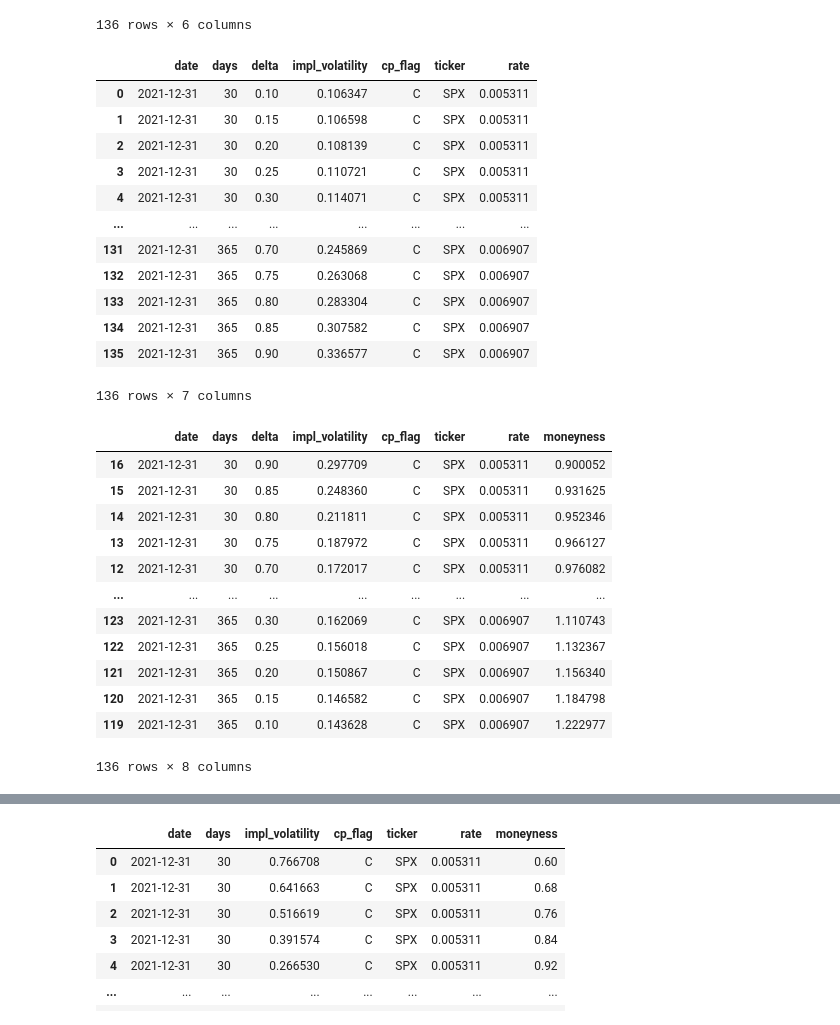
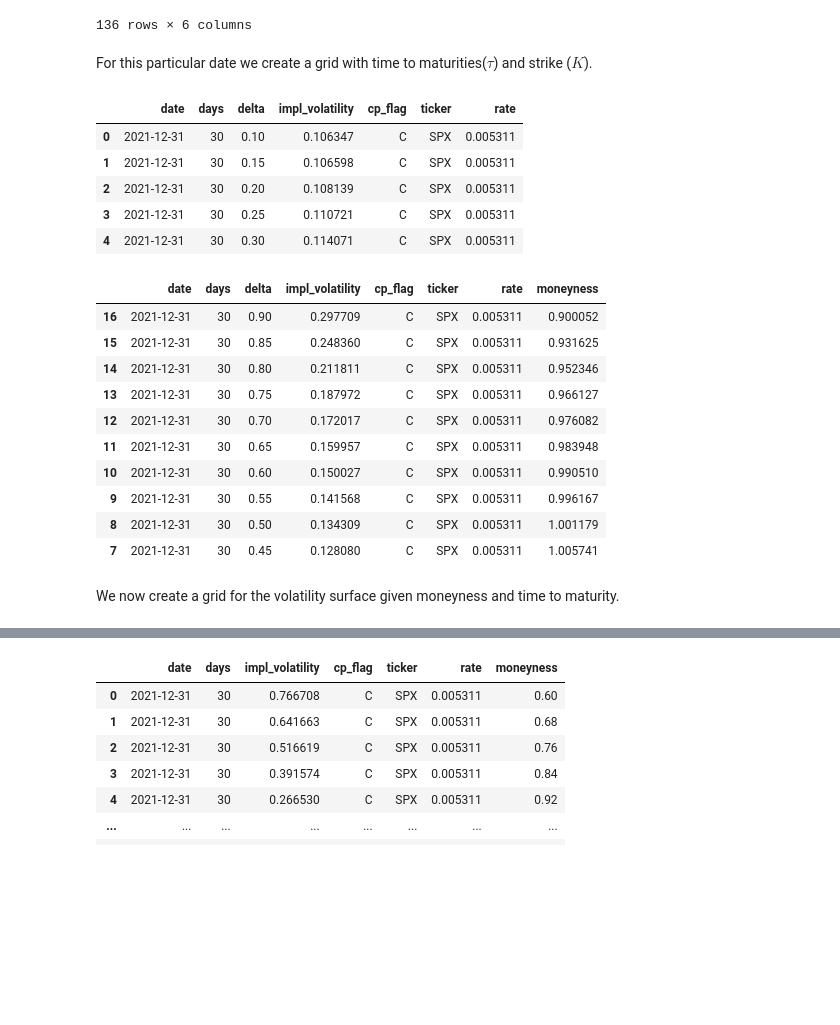
Before and after one commit to DavidMal101/Topics-in-Quant-Finance, a Jupyter notebook: Topics in Quant Finance.ipynb, the cells around one changed output, grey strips where cells are left out. Cells and saved outputs as stored; diff of their text form; code cells hidden in the pictures; blank space fills up the shorter version.

```diff
--- a/Topics in Quant Finance.ipynb
+++ b/Topics in Quant Finance.ipynb
@@ -8,6 +10,6 @@ from mpl_toolkits.mplot3d import Axes3D
 from scipy import interpolate
 from scipy.interpolate import LinearNDInterpolator as LNDI
 # %%
-volsurf_df=pd.read_csv("C:\\Users\\david\\Documents\\Topics in Quant finance\\implied vol with delta\\implied vol with delta.csv")
-zero_curve=pd.read_csv("C:\\Users\\david\\Documents\\Topics in Quant finance\\data\\Zero Coupon Curve.csv")
+volsurf_df = pd.read_csv("C:\\Users\\Usuario\\Documents\\MSc_Maths_Finance\\Topics_in_Quantitative_Finance\\coursework\\Topics-in-Quant-Finance\\implied vol with delta\\implied vol with delta.csv")
+zero_curve = pd.read_csv("C:\\Users\\Usuario\\Documents\\MSc_Maths_Finance\\Topics_in_Quantitative_Finance\\coursework\\Topics-in-Quant-Finance\\implied vol with delta\\Zero Coupon Curve.csv")
 # %%
@@ -37,4 +68,6 @@ impl_vol_sample
 | 847006 | 2021-12-31 | 365 | 0.85 | 0.307582 | C | SPX |
 | 847007 | 2021-12-31 | 365 | 0.90 | 0.336577 | C | SPX |
 136 rows × 6 columns
+# %% [markdown]
+For this particular date we create a grid with time to maturities($\tau$) and strike ($K$).
 # %%
@@ -45,19 +78,12 @@ impl_vol_sample=pd.merge(impl_vol_sample,zero_curve_sample[['days','rate']],how=
 # %%
-impl_vol_sample
+impl_vol_sample.head()
 # %% [output]
 |  | date | days | delta | impl_volatility | cp_flag | ticker | rate |
 | 0 | 2021-12-31 | 30 | 0.10 | 0.106347 | C | SPX | 0.005311 |
 | 1 | 2021-12-31 | 30 | 0.15 | 0.106598 | C | SPX | 0.005311 |
 | 2 | 2021-12-31 | 30 | 0.20 | 0.108139 | C | SPX | 0.005311 |
 | 3 | 2021-12-31 | 30 | 0.25 | 0.110721 | C | SPX | 0.005311 |
 | 4 | 2021-12-31 | 30 | 0.30 | 0.114071 | C | SPX | 0.005311 |
-| ... | ... | ... | ... | ... | ... | ... | ... |
-| 131 | 2021-12-31 | 365 | 0.70 | 0.245869 | C | SPX | 0.006907 |
-| 132 | 2021-12-31 | 365 | 0.75 | 0.263068 | C | SPX | 0.006907 |
-| 133 | 2021-12-31 | 365 | 0.80 | 0.283304 | C | SPX | 0.006907 |
-| 134 | 2021-12-31 | 365 | 0.85 | 0.307582 | C | SPX | 0.006907 |
-| 135 | 2021-12-31 | 365 | 0.90 | 0.336577 | C | SPX | 0.006907 |
-136 rows × 7 columns
 # %%
 #back out moneyness from delta
 def inverse_delta(delta,tao,r,sigma):
@@ -69,7 +101,7 @@ def inverse_delta(delta,tao,r,sigma):
 
 impl_vol_sample['moneyness']=impl_vol_sample.apply(lambda x: inverse_delta(x.delta,x.days/365,x.rate,x.impl_volatility),axis=1)
 # %%
-impl_vol_sample
+impl_vol_sample.head(10)
 # %% [output]
 |  | date | days | delta | impl_volatility | cp_flag | ticker | rate | moneyness |
 | 16 | 2021-12-31 | 30 | 0.90 | 0.297709 | C | SPX | 0.005311 | 0.900052 |
@@ -77,11 +109,11 @@ impl_vol_sample
 | 14 | 2021-12-31 | 30 | 0.80 | 0.211811 | C | SPX | 0.005311 | 0.952346 |
 | 13 | 2021-12-31 | 30 | 0.75 | 0.187972 | C | SPX | 0.005311 | 0.966127 |
 | 12 | 2021-12-31 | 30 | 0.70 | 0.172017 | C | SPX | 0.005311 | 0.976082 |
-| ... | ... | ... | ... | ... | ... | ... | ... | ... |
-| 123 | 2021-12-31 | 365 | 0.30 | 0.162069 | C | SPX | 0.006907 | 1.110743 |
-| 122 | 2021-12-31 | 365 | 0.25 | 0.156018 | C | SPX | 0.006907 | 1.132367 |
-| 121 | 2021-12-31 | 365 | 0.20 | 0.150867 | C | SPX | 0.006907 | 1.156340 |
-| 120 | 2021-12-31 | 365 | 0.15 | 0.146582 | C | SPX | 0.006907 | 1.184798 |
-| 119 | 2021-12-31 | 365 | 0.10 | 0.143628 | C | SPX | 0.006907 | 1.222977 |
+| 11 | 2021-12-31 | 30 | 0.65 | 0.159957 | C | SPX | 0.005311 | 0.983948 |
+| 10 | 2021-12-31 | 30 | 0.60 | 0.150027 | C | SPX | 0.005311 | 0.990510 |
+| 9 | 2021-12-31 | 30 | 0.55 | 0.141568 | C | SPX | 0.005311 | 0.996167 |
+| 8 | 2021-12-31 | 30 | 0.50 | 0.134309 | C | SPX | 0.005311 | 1.001179 |
+| 7 | 2021-12-31 | 30 | 0.45 | 0.128080 | C | SPX | 0.005311 | 1.005741 |
-136 rows × 8 columns
+# %% [markdown]
+We now create a grid for the volatility surface given moneyness and time to maturity.
 # %%
```
Also changed, not shown: parts of 23 cells of this notebook, 2 other files.
